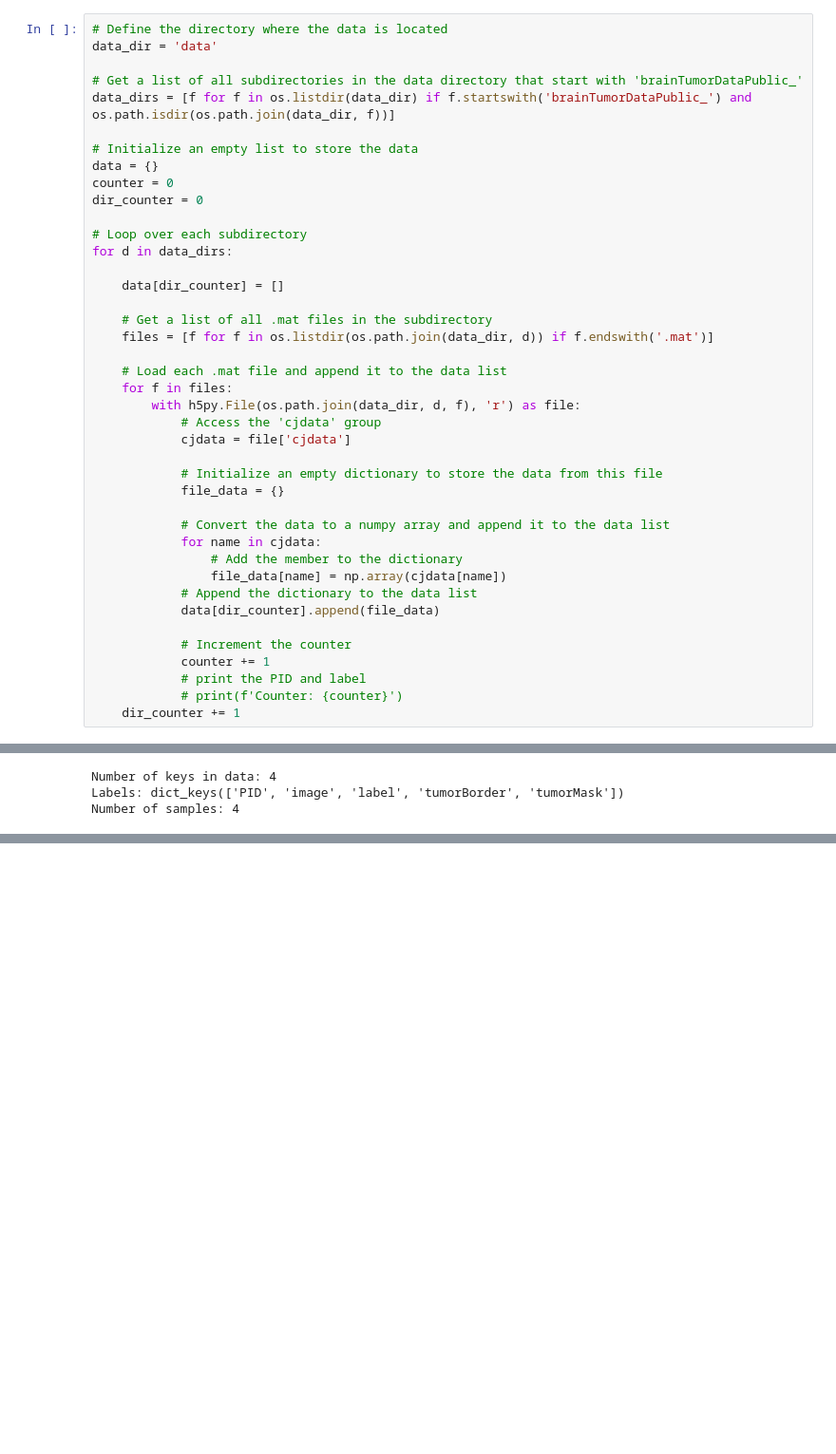
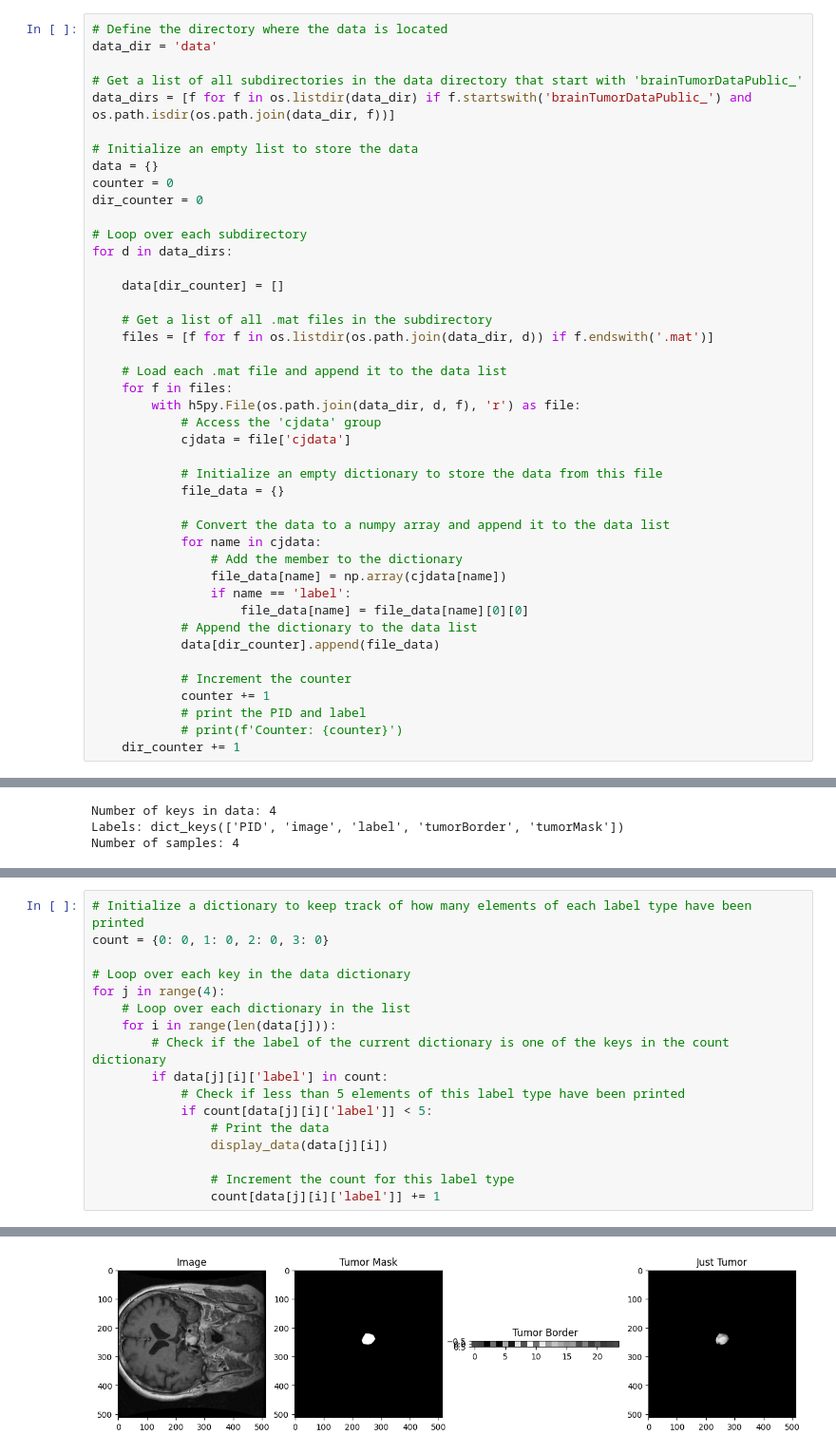
Before and after one commit to Arvind-t33/Brain_Tumor_Classifier, a Jupyter notebook: data_preprocess.ipynb, the cells around one changed output, grey strips where cells are left out. Shown at 95% size. Saved outputs shown, nothing was run; the diff lists cells and outputs as text; blank space fills up the shorter version.

```diff
--- a/data_preprocess.ipynb
+++ b/data_preprocess.ipynb
@@ -43,6 +54,8 @@ for d in data_dirs:
             for name in cjdata:
                 # Add the member to the dictionary
                 file_data[name] = np.array(cjdata[name])
+                if name == 'label':
+                    file_data[name] = file_data[name][0][0]
             # Append the dictionary to the data list
             data[dir_counter].append(file_data)
 
@@ -123,0 +127,18 @@ Sample 0:
+# %%
+# Initialize a dictionary to keep track of how many elements of each label type have been printed
+count = {0: 0, 1: 0, 2: 0, 3: 0}
+
+# Loop over each key in the data dictionary
+for j in range(4):
+    # Loop over each dictionary in the list
+    for i in range(len(data[j])):
+        # Check if the label of the current dictionary is one of the keys in the count dictionary
+        if data[j][i]['label'] in count:
+            # Check if less than 5 elements of this label type have been printed
+            if count[data[j][i]['label']] < 5:
+                # Print the data
+                display_data(data[j][i])
+
+                # Increment the count for this label type
+                count[data[j][i]['label']] += 1
+# %% [output]
@@ -123,0 +146 @@ Sample 0:
+[figure, added]
```
Also changed, not shown: parts of 5 cells of this notebook.
